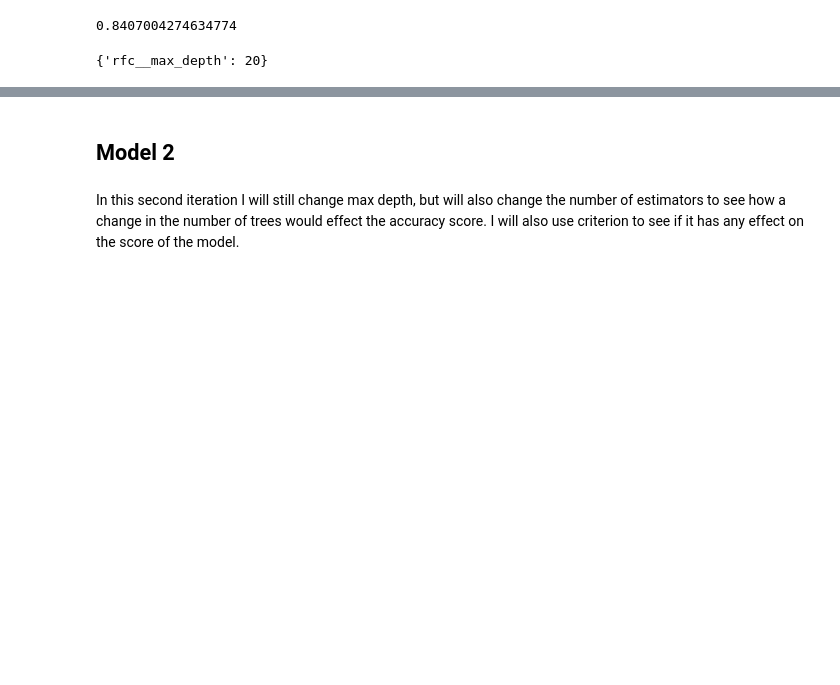
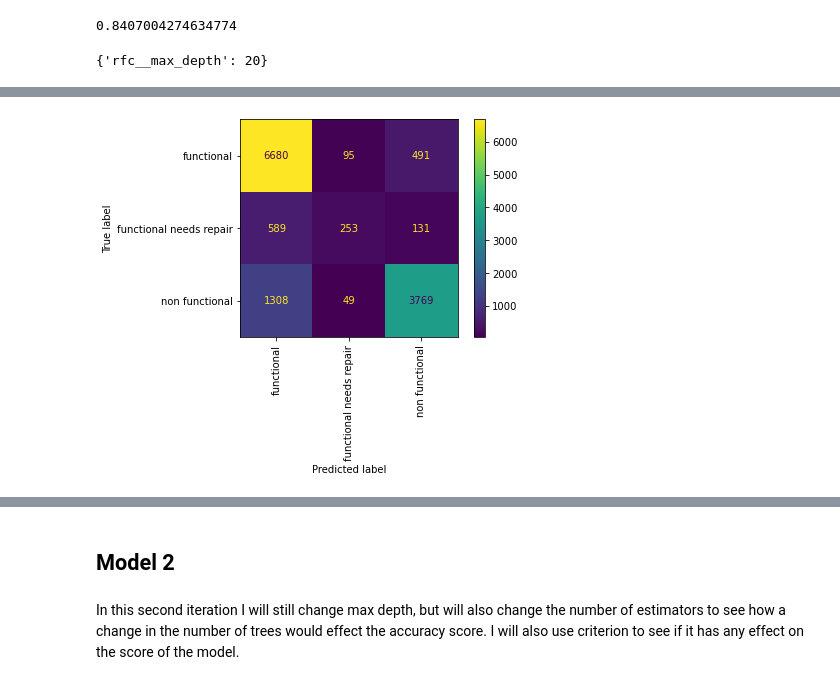
Before and after one commit to fivearm/Phase_3_Project, a Jupyter notebook: random_forest_models.ipynb, the cells around one changed output, grey strips where cells are left out. Cells and saved outputs as stored; diff of their text form; code cells hidden in the pictures; blank space fills up the shorter version.

Commit message:
added SMOTE

```diff
--- a/random_forest_models.ipynb
+++ b/random_forest_models.ipynb
@@ -257,8 +300,9 @@ The log loss also improved from $1.005$ with the first model with only numeric c
 # %% [markdown]
 Since the training scores are severly overfitting the test scores in the data I will first limit the max depth of the tree. This should certainly help to limit overfitting. I will leave other hyperparamters in their default state for now.
 # %%
-model_pipe_1 = Pipeline(steps=[
+model_pipe_1 = imbPipeline(steps=[
     ('trans', trans),
+    ('smote', SMOTE(random_state=42)),
     ('rfc', RandomForestClassifier(verbose=1, n_jobs=-2))
 ])
 # %%
@@ -346,3 +390,6 @@ cv_1 = cross_val_score(model_pipe_1, X_test, y_test, scoring='neg_log_loss', n_j
 gs_1.best_params_
 # %% [output]
 {'rfc__max_depth': 20}
+# %%
+plot_confusion_matrix(gs_1, X_test, y_test, xticks_rotation='vertical');
+# %% [output]
@@ -348,0 +399 @@ gs_1.best_params_
+[figure, added]
```
Also changed, not shown: parts of 38 cells of this notebook.
